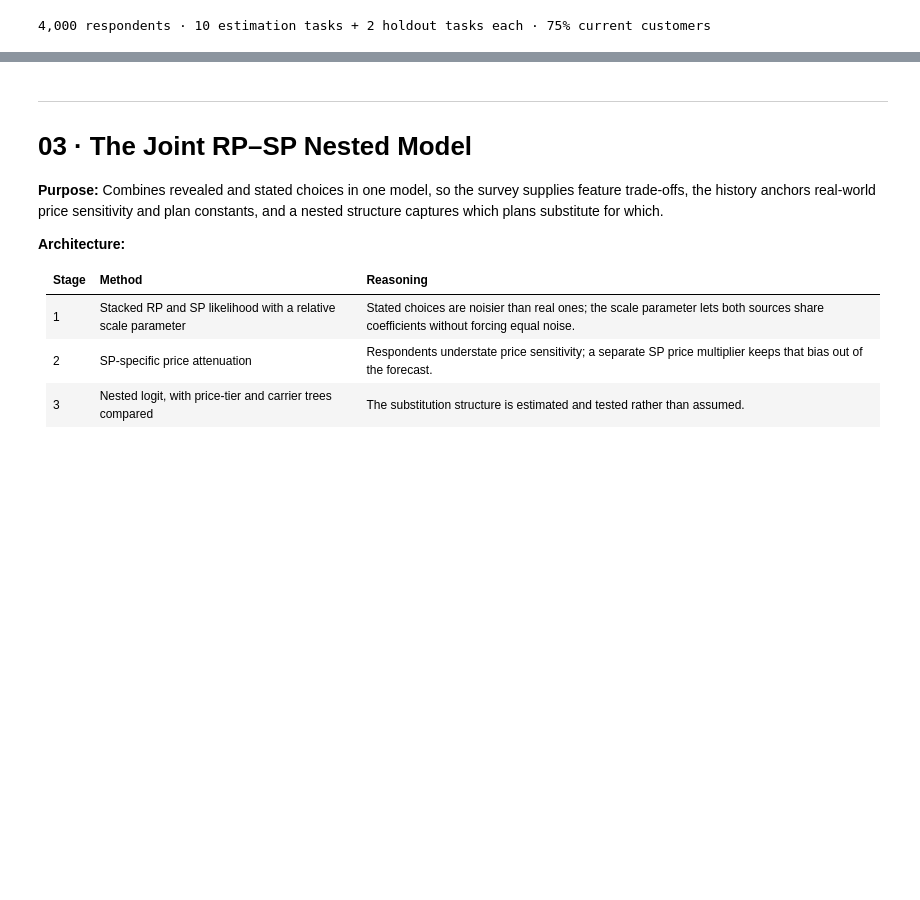
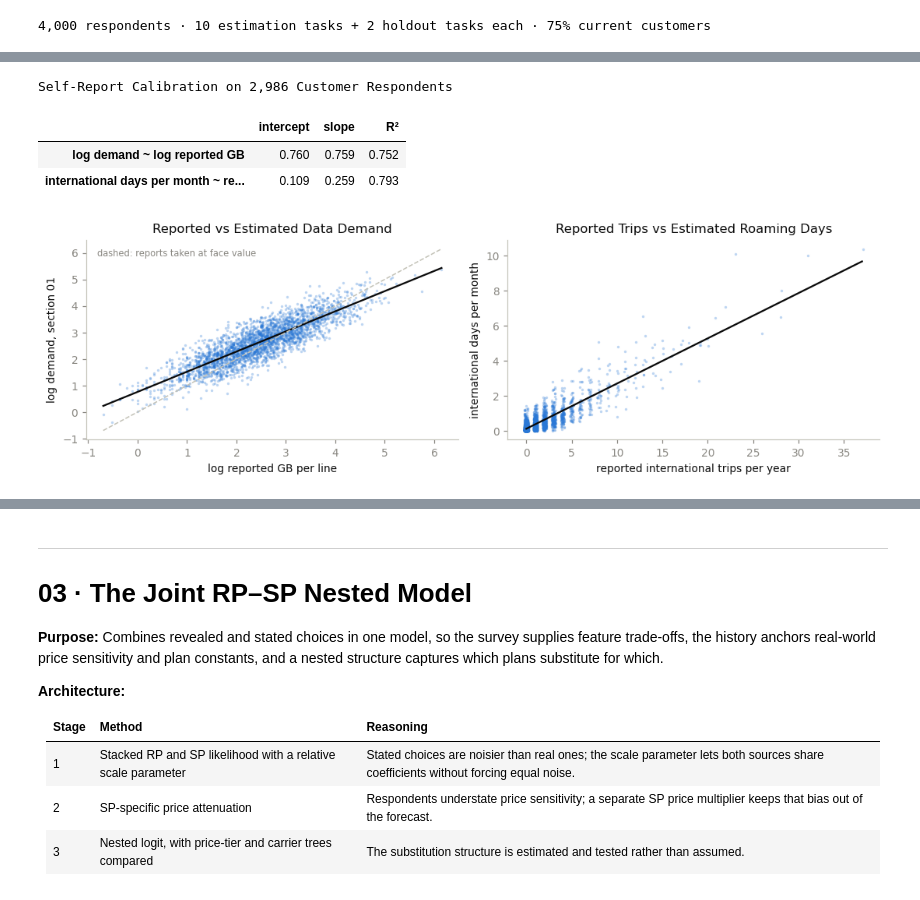
Before and after one commit to paforsey/data-science-portfolio, a Jupyter notebook: case-studies/rate-plan-cannibalization/01_choice_model_estimation.ipynb, the cells around one changed output, grey strips where cells are left out. Drawn from its saved outputs; the diff is of its cells as text; code cells hidden in the pictures; blank space fills up the shorter version.

```diff
--- a/case-studies/rate-plan-cannibalization/01_choice_model_estimation.ipynb
+++ b/case-studies/rate-plan-cannibalization/01_choice_model_estimation.ipynb
@@ -137,6 +137,12 @@ def load_answer_key(name):
     return pd.read_parquet(DATA / f'{name}.parquet')
 
 
+def load_output(name):
+    """Loads a table saved by an earlier section."""
+
+    return pd.read_parquet(OUTPUTS / f'{name}.parquet')
+
+
 def save_output(df, name):
 
     path = OUTPUTS / f'{name}.parquet'
@@ -866,10 +873,12 @@ display(pd.DataFrame({'rows': [len(df) for df in exports.values()], 'size (MB)':
 # %%
 # Load Conjoint
 conjoint = load('conjoint_responses')
-conjoint_respondents = load('conjoint_respondents')
+conjoint_respondents = load('conjoint_respondents').set_index('respondent_id')
+demand_estimates = load_output('demand_estimates').set_index('account_id')
+SIGMA_USAGE = load_output('rp_meta').set_index('key').loc['sigma_usage', 'value']
 
 print(
-    f'{conjoint.respondent_id.nunique():,} respondents · '
+    f'{len(conjoint_respondents):,} respondents · '
     f'{conjoint.loc[~conjoint.is_holdout, "task"].nunique()} estimation tasks + '
     f'{conjoint.loc[conjoint.is_holdout, "task"].nunique()} holdout tasks each · '
     f'{conjoint_respondents.is_customer.mean():.0%} current customers'
@@ -920,0 +981,64 @@ print(
+# %%
+# Build Respondent Demand
+respondents = conjoint_respondents.copy()
+respondents['log_reported_gb'] = np.log(respondents['reported_gb_per_line'].clip(lower = 0.1))
+has_panel = respondents['is_customer'] & respondents.index.isin(demand_estimates.index)
+calibration = respondents[has_panel].join(demand_estimates[['mu', 'intl_rate', 'na_rate', 'hotspot_need']])
+
+
+def least_squares(x, y):
+    A = np.column_stack([np.ones(len(x)), x])
+    coef = np.linalg.lstsq(A, y, rcond = None)[0]
+    return coef, 1 - np.var(y - A @ coef) / np.var(y)
+
+gb_coef, gb_r2 = least_squares(calibration['log_reported_gb'], calibration['mu'])
+trip_coef, trip_r2 = least_squares(calibration['reported_intl_trips_per_year'], calibration['intl_rate'])
+
+respondent_demand = pd.DataFrame(index = respondents.index)
+respondent_demand['source'] = np.where(has_panel, 'usage panel', 'calibrated self-report')
+respondent_demand['mu'] = np.where(
+    has_panel, demand_estimates['mu'].reindex(respondents.index), gb_coef[0] + gb_coef[1] * respondents['log_reported_gb']
+)
+respondent_demand['intl_rate'] = np.where(
+    has_panel, demand_estimates['intl_rate'].reindex(respondents.index),
+    np.clip(trip_coef[0] + trip_coef[1] * respondents['reported_intl_trips_per_year'], 0, None),
+)
+respondent_demand['hotspot_need'] = np.where(
+    has_panel, demand_estimates['hotspot_need'].reindex(respondents.index),
+    respondents['device_tier'].map(calibration.groupby('device_tier')['hotspot_need'].mean()),
+)
+respondent_demand['na_rate'] = np.where(
+    has_panel, demand_estimates['na_rate'].reindex(respondents.index),
+    respondents['age_band'].map(calibration.groupby('age_band')['na_rate'].mean()),
+)
+
+display(pd.DataFrame({
+    'intercept': [gb_coef[0], trip_coef[0]], 'slope': [gb_coef[1], trip_coef[1]], 'R²': [gb_r2, trip_r2],
+}, index = ['log demand ~ log reported GB', 'international days per month ~ reported trips per year'])
+    .style.format('{:.3f}').set_caption(f'Self-Report Calibration on {len(calibration):,} Customer Respondents'))
+
+fig, axes = plt.subplots(1, 2, figsize = (10, 3.2))
+axes[0].scatter(calibration['log_reported_gb'], calibration['mu'], s = 5, alpha = 0.3, color = ACCENT, linewidths = 0)
+grid = np.linspace(calibration['log_reported_gb'].min(), calibration['log_reported_gb'].max(), 50)
+axes[0].plot(grid, gb_coef[0] + gb_coef[1] * grid, color = INK, linewidth = 1.5)
+axes[0].plot(grid, grid, color = BASELINE, linewidth = 1, linestyle = '--')
+axes[0].set_title('Reported vs Estimated Data Demand')
+axes[0].set_xlabel('log reported GB per line')
+axes[0].set_ylabel('log demand, section 01')
+axes[0].text(0.03, 0.92, 'dashed: reports taken at face value', transform = axes[0].transAxes, fontsize = 7.5, color = MUTED)
+
+axes[1].scatter(calibration['reported_intl_trips_per_year'] + np.random.default_rng(1).uniform(-0.2, 0.2, len(calibration)),
+                calibration['intl_rate'], s = 5, alpha = 0.3, color = ACCENT, linewidths = 0)
+trips = np.arange(0, calibration['reported_intl_trips_per_year'].max() + 1)
+axes[1].plot(trips, trip_coef[0] + trip_coef[1] * trips, color = INK, linewidth = 1.5)
+axes[1].set_title('Reported Trips vs Estimated Roaming Days')
+axes[1].set_xlabel('reported international trips per year')
+axes[1].set_ylabel('international days per month')
+plt.tight_layout()
+plt.show()
+# %% [output]
+Self-Report Calibration on 2,986 Customer Respondents
+|  | intercept | slope | R² |
+| log demand ~ log reported GB | 0.760 | 0.759 | 0.752 |
+| international days per month ~ re... | 0.109 | 0.259 | 0.793 |
+[figure, added]
```
Also changed, not shown: parts of 21 cells of this notebook, 1 other file.
